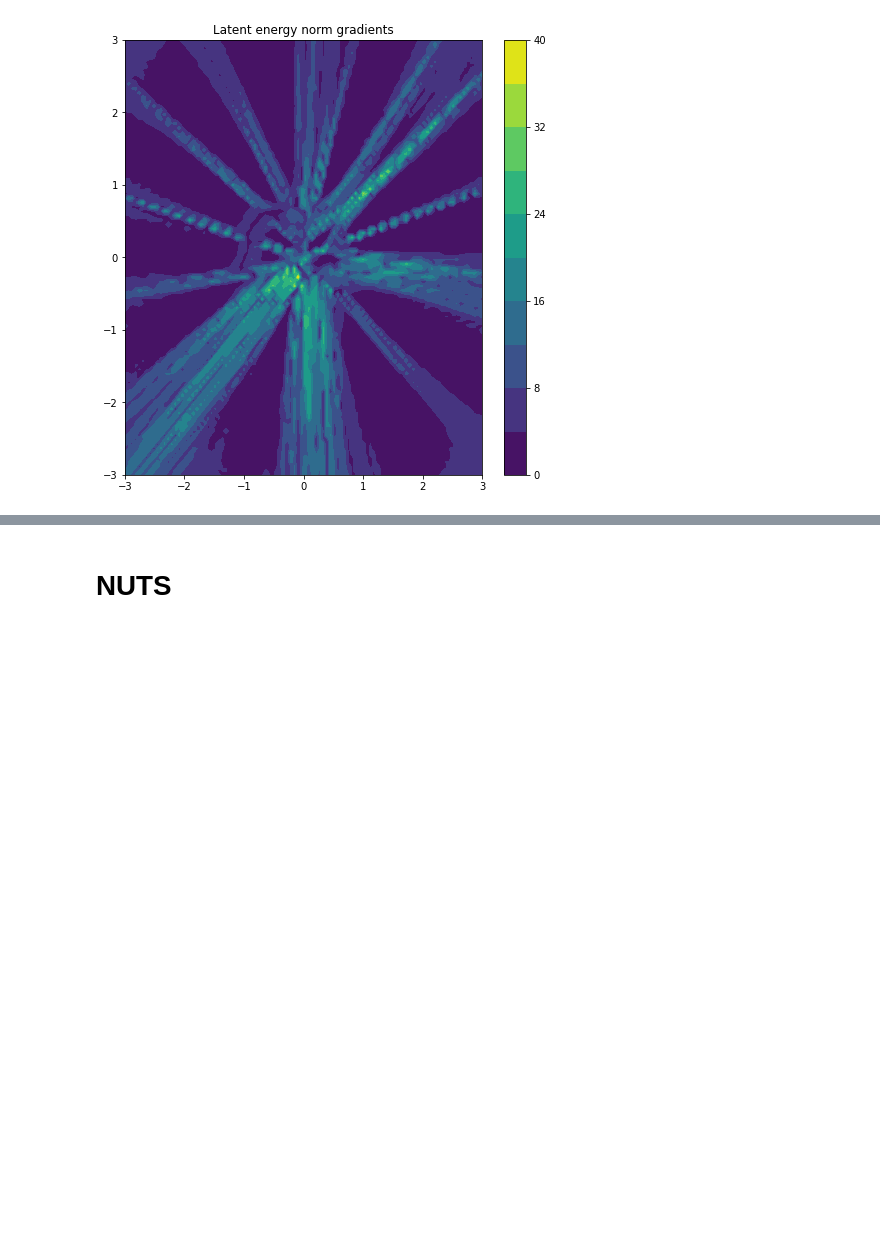
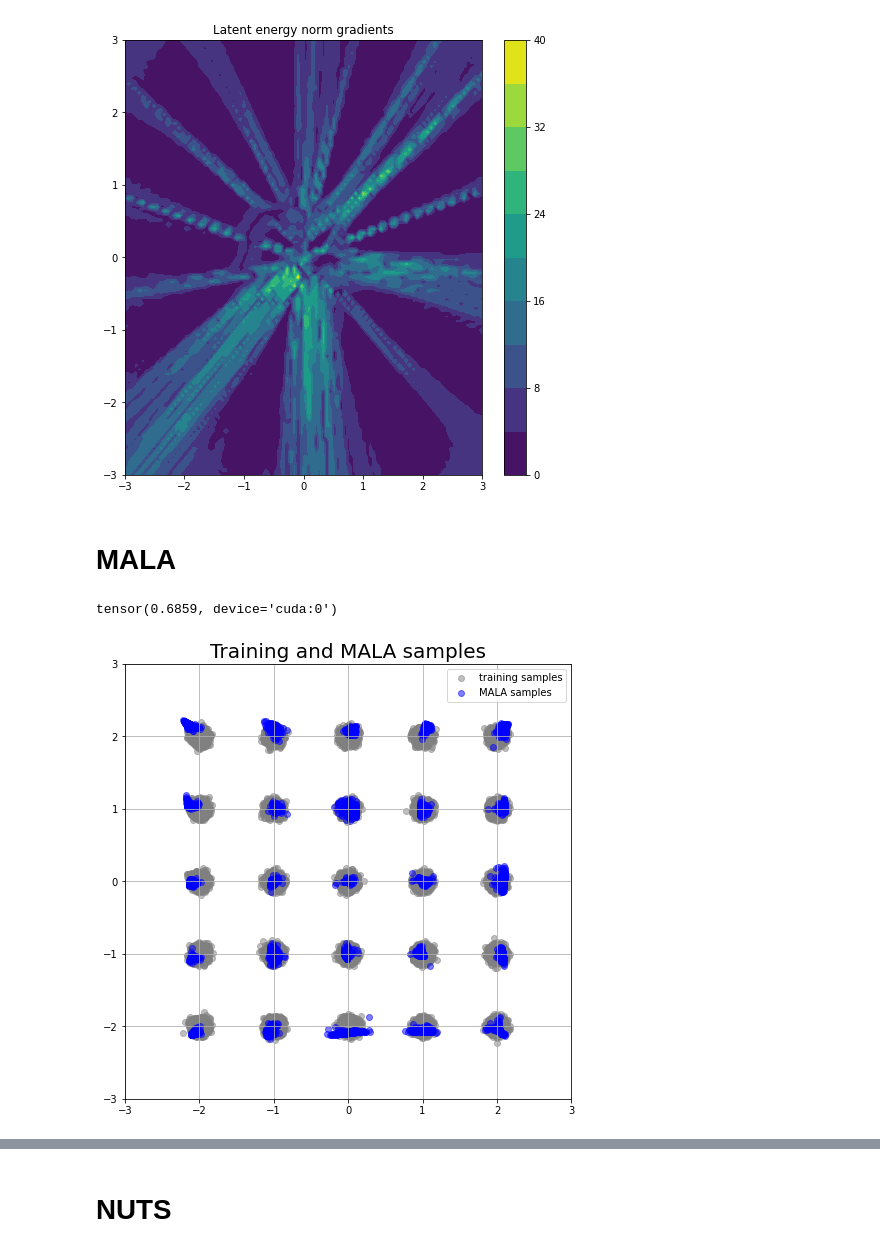
Before and after one commit to premolab/gans_sampling, a Jupyter notebook: notebooks/Gaussians.ipynb, the cells around one changed output, grey strips where cells are left out. Saved outputs shown, nothing was run; the diff lists cells and outputs as text; code cells hidden in the pictures; blank space fills up the shorter version.

```diff
--- a/notebooks/Gaussians.ipynb
+++ b/notebooks/Gaussians.ipynb
@@ -228,3 +245,5 @@ visualize_potential_energy(D,
                            normalize_to_0_1 =normalize_to_0_1)
 # %% [output]
 [figure]
+# %% [markdown]
+# MALA
@@ -230,0 +255,21 @@ visualize_potential_energy(D,
+# %%
+batchsize = 5000
+alpha = 1.0
+step_lr = 1e-3
+eps_std = 1e-2
+n_steps = 5000
+z = G.make_hidden(batchsize)
+z.requires_grad_(True)
+z_sp, acceptence = mala_dynamics(z, G, D, alpha, n_steps, step_lr, eps_std)
+# %%
+acceptence.mean()/n_steps
+# %% [output]
+tensor(0.6859, device='cuda:0')
+# %%
+mala_samples = z_sp[-1]
+fake_mala = G(mala_samples).data.cpu().numpy()
+mode = 'MALA'
+plot_fake_data_mode(fake_mala, X_train, mode, path_to_save,
+                    scaler = scaler)
+# %% [output]
+[figure, added]
```
Also changed, not shown: parts of 45 cells of this notebook, 2 other files.
